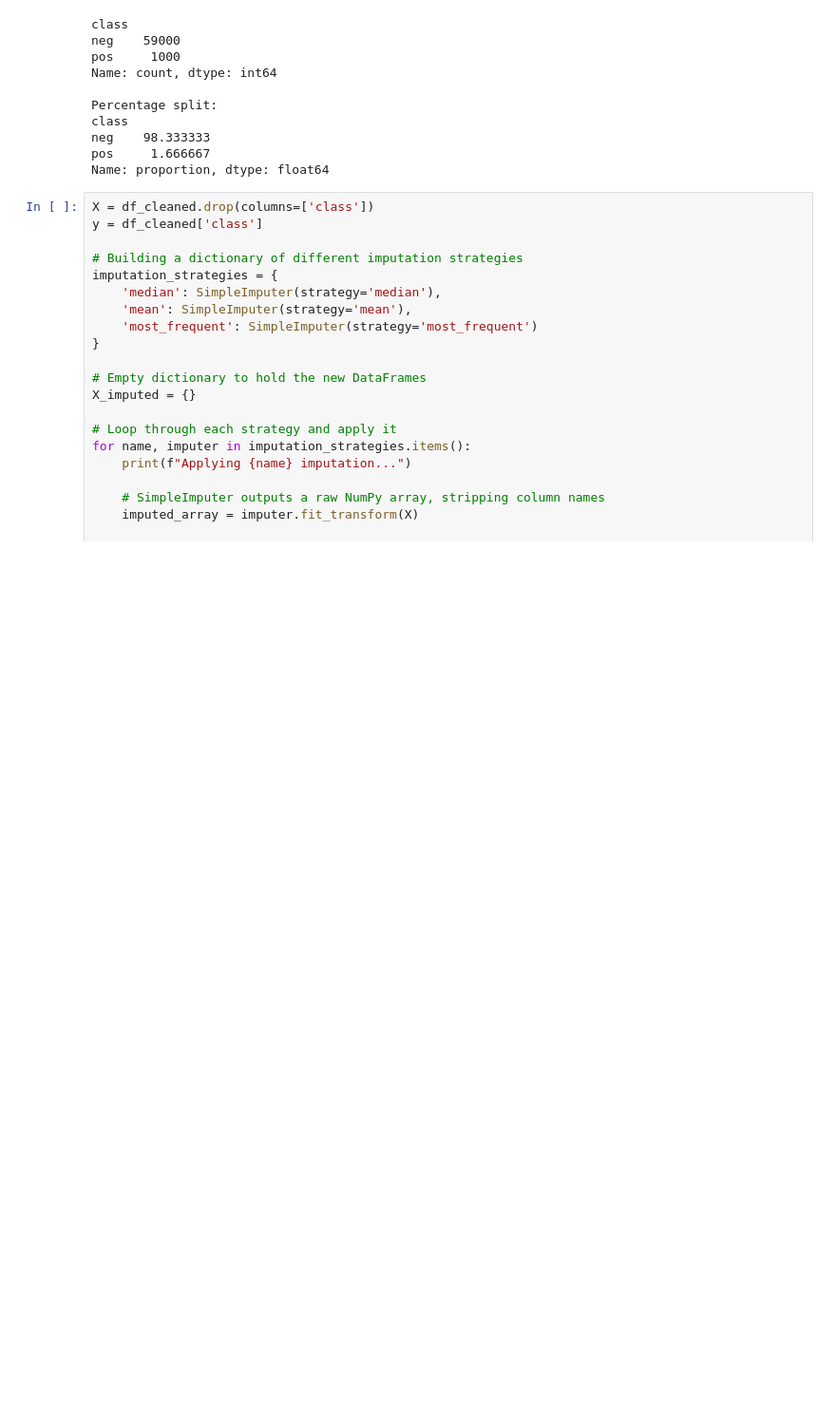
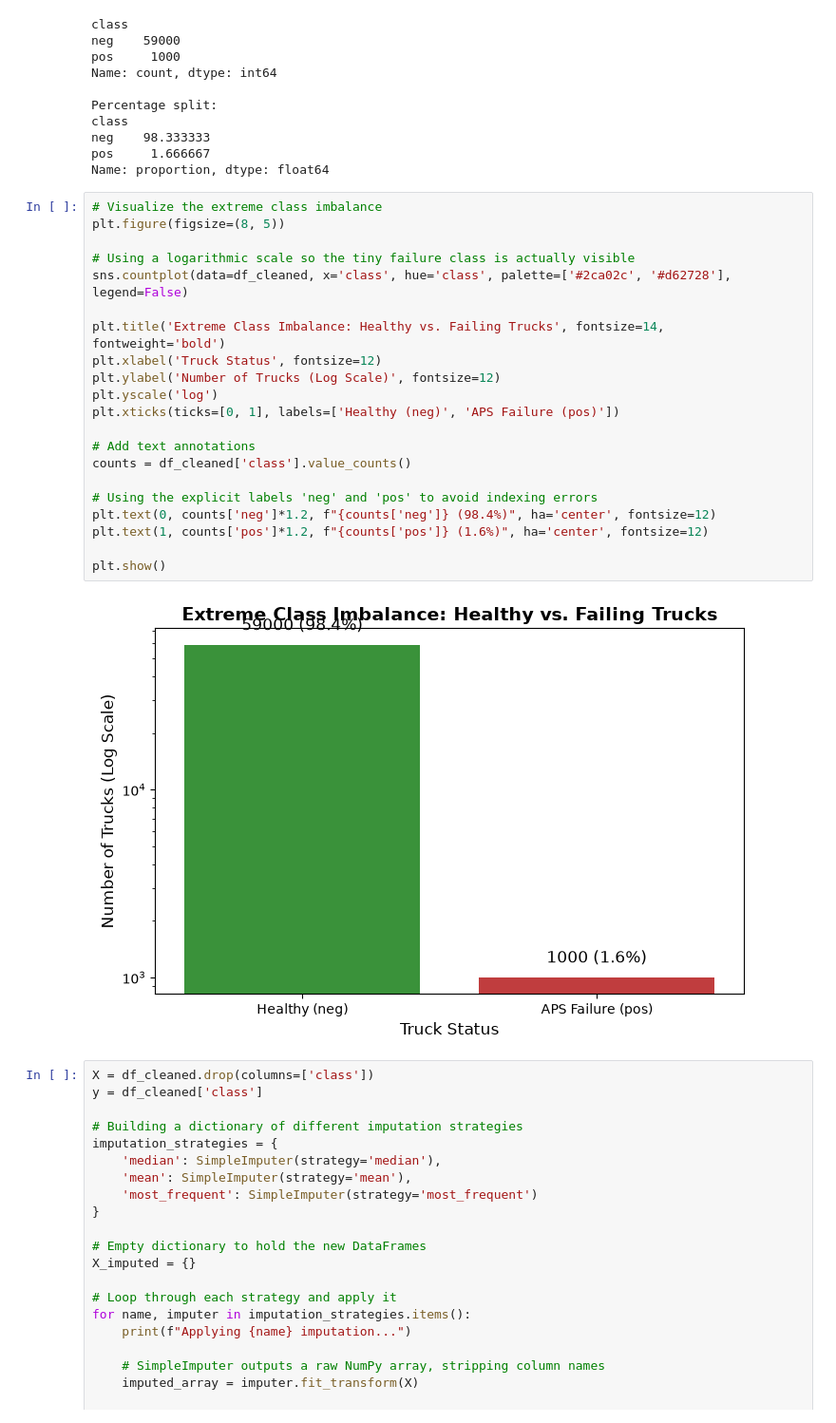
Before and after one commit to AnalyticEngine190/scania-aps-failure-prediction, a Jupyter notebook: aps.ipynb, the cells around one changed output. Shown at 95% size. Cells and saved outputs as stored; diff of their text form; blank space fills up the shorter version.

```diff
--- a/aps.ipynb
+++ b/aps.ipynb
@@ -122,6 +122,29 @@ class
 neg    98.333333
 pos     1.666667
 Name: proportion, dtype: float64
+# %%
+# Visualize the extreme class imbalance
+plt.figure(figsize=(8, 5))
+
+# Using a logarithmic scale so the tiny failure class is actually visible
+sns.countplot(data=df_cleaned, x='class', hue='class', palette=['#2ca02c', '#d62728'], legend=False)
+
+plt.title('Extreme Class Imbalance: Healthy vs. Failing Trucks', fontsize=14, fontweight='bold')
+plt.xlabel('Truck Status', fontsize=12)
+plt.ylabel('Number of Trucks (Log Scale)', fontsize=12)
+plt.yscale('log')
+plt.xticks(ticks=[0, 1], labels=['Healthy (neg)', 'APS Failure (pos)'])
+
+# Add text annotations
+counts = df_cleaned['class'].value_counts()
+
+# Using the explicit labels 'neg' and 'pos' to avoid indexing errors
+plt.text(0, counts['neg']*1.2, f"{counts['neg']} (98.4%)", ha='center', fontsize=12)
+plt.text(1, counts['pos']*1.2, f"{counts['pos']} (1.6%)", ha='center', fontsize=12)
+
+plt.show()
+# %% [output]
+[figure, added]
 # %%
 X = df_cleaned.drop(columns=['class'])
 y = df_cleaned['class']
```
Also changed, not shown: parts of 5 cells of this notebook.
